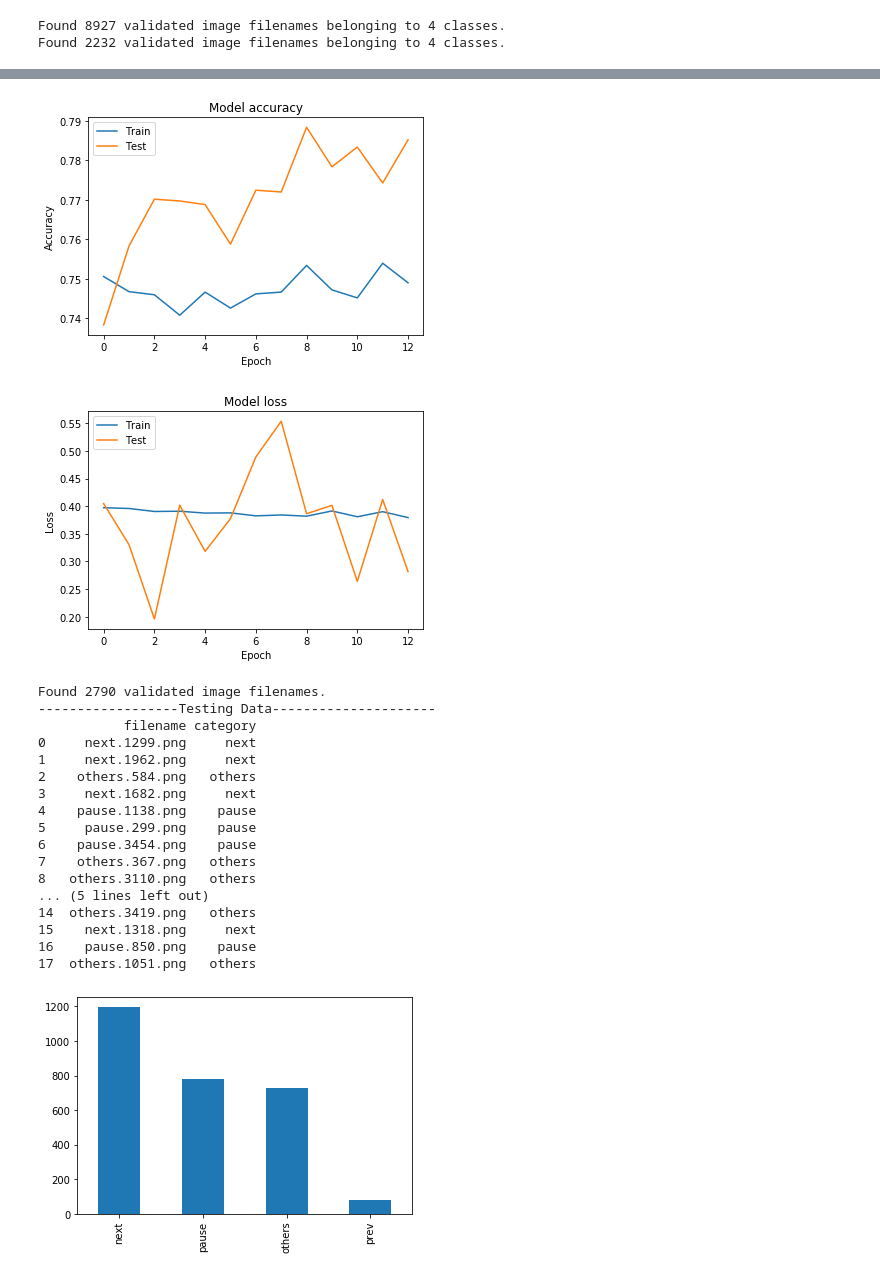
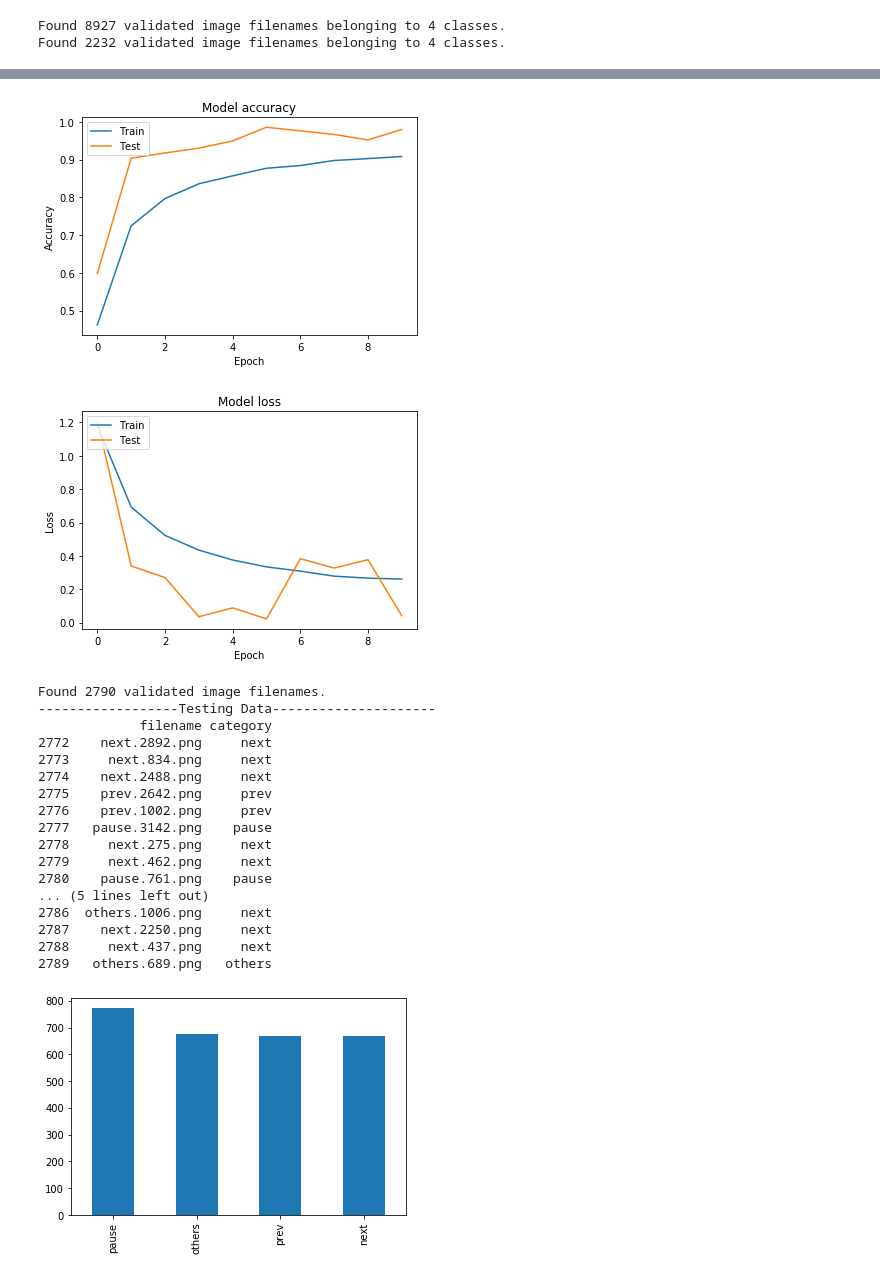
Before and after one commit to karan469/COL780-Computer-Vision, a Jupyter notebook: music_gesture_control/no_back.ipynb, the cells around one changed output, grey strips where cells are left out. Cells and saved outputs as stored; diff of their text form; code cells hidden in the pictures.

```diff
--- a/music_gesture_control/no_back.ipynb
+++ b/music_gesture_control/no_back.ipynb
@@ -135,7 +145,7 @@ Non-trainable params: 0
 _________________________________________________________________
 # %%
 from keras.callbacks import EarlyStopping, ReduceLROnPlateau
-earlystop = EarlyStopping(patience=10)
+earlystop = EarlyStopping(patience=5)
 learning_rate_reduction = ReduceLROnPlateau(monitor='val_acc',
                                             patience=2,
                                             verbose=1,
@@ -165,6 +175,7 @@ train_datagen = ImageDataGenerator(
     shear_range=0.1,
     zoom_range=0.2,
     horizontal_flip=False,
+    vertical_flip=True,
     width_shift_range=0.1,
     height_shift_range=0.1
 )
@@ -203,7 +214,7 @@ validation_generator = validation_datagen.flow_from_dataframe(
 Found 8927 validated image filenames belonging to 4 classes.
 Found 2232 validated image filenames belonging to 4 classes.
 # %%
-epochs=100 if FAST_RUN else 10
+epochs=10 if FAST_RUN else 10
 history = model.fit_generator(
     train_generator,
     epochs=epochs,
@@ -264,53 +283,53 @@ plt.xlabel('Epoch')
 plt.legend(['Train', 'Test'], loc='upper left')
 plt.show()
 # %% [output]
-[figure, old version]
+[figure, new version]
-[figure, old version]
+[figure, new version]
 # %%
 test_filenames = os.listdir('./canny/test1')
 test_df = pd.DataFrame({
     'filename': test_filenames
 })
 nb_samples = test_df.shape[0]
 
 test_gen = ImageDataGenerator(rescale=1./255)
 test_generator = test_gen.flow_from_dataframe(
     test_df,
     "./canny/test1/",
     x_col='filename',
     y_col=None,
     class_mode=None,
     target_size=IMAGE_SIZE,
     batch_size=batch_size,
     shuffle=False
 )
 
 predict = model.predict_generator(test_generator, steps=np.ceil(nb_samples/batch_size))
 test_df['category'] = np.argmax(predict, axis=-1)
 label_map = dict((v,k) for k,v in train_generator.class_indices.items())
 test_df['category'] = test_df['category'].replace(label_map)
 # test_df['category'] = test_df['category'].replace({ 'next': 1, 'pause': 0 })
 test_df['category'].value_counts().plot.bar()
 
-sample_test = test_df.head(18)
+sample_test = test_df.tail(18)
 print('------------------Testing Data---------------------')
 print(sample_test)
 # %% [output]
 Found 2790 validated image filenames.
 ------------------Testing Data---------------------
-           filename category
-0     next.1299.png     next
-1     next.1962.png     next
-2    others.584.png   others
-3     next.1682.png     next
-4    pause.1138.png    pause
-5     pause.299.png    pause
-6    pause.3454.png    pause
-7    others.367.png   others
-8   others.3110.png   others
+             filename category
+2772    next.2892.png     next
+2773     next.834.png     next
+2774    next.2488.png     next
+2775    prev.2642.png     prev
+2776    prev.1002.png     prev
+2777   pause.3142.png    pause
+2778     next.275.png     next
+2779     next.462.png     next
+2780    pause.761.png    pause
 ... (5 lines left out)
-14  others.3419.png   others
-15    next.1318.png     next
-16    pause.850.png    pause
-17  others.1051.png   others
+2786  others.1006.png     next
+2787    next.2250.png     next
+2788     next.437.png     next
+2789   others.689.png   others
-[figure, old version]
+[figure, new version]
```
Also changed, not shown: parts of 3 cells of this notebook.
